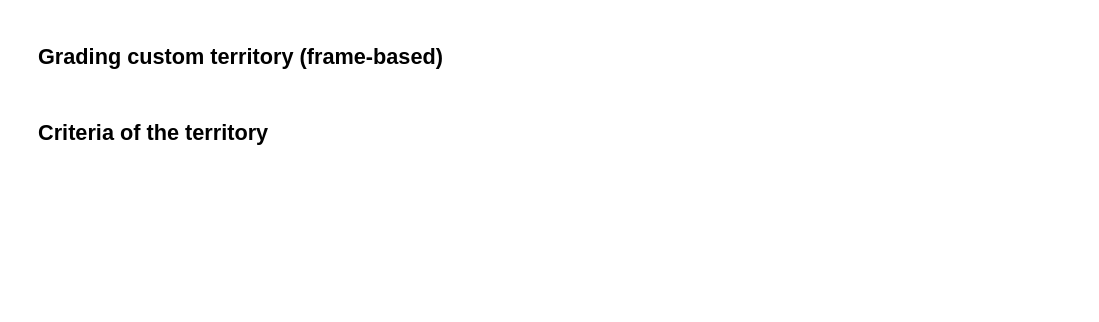
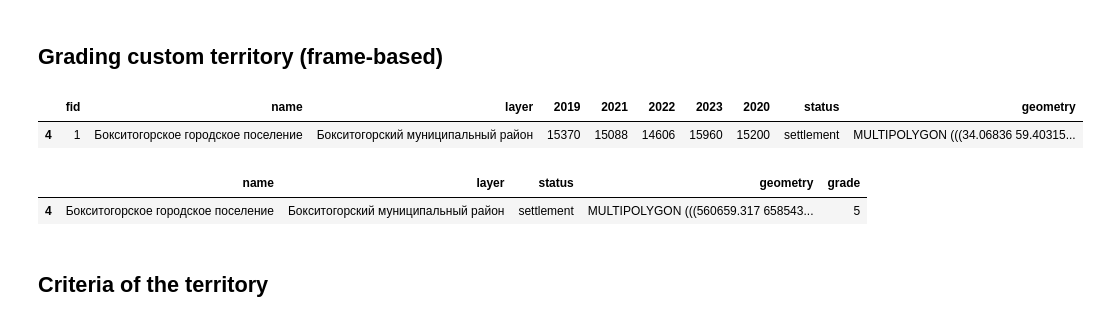
Before and after one commit to alexandermorozzov/transport_frames, a Jupyter notebook: notebooks/pipeline.ipynb, the cells around one changed output. Cells and saved outputs as stored; diff of their text form; code cells hidden in the pictures; blank space fills up the shorter version.

```diff
--- a/notebooks/pipeline.ipynb
+++ b/notebooks/pipeline.ipynb
@@ -65 +141,9 @@ custom_terr = gpd.read_file('/Users/polina/Desktop/github/transport_frames/data/
+# %%
+# Custom territory data
+
+custom_terr = gpd.read_file('/Users/sashamorozov/Documents/НЦКР платформа ЦУ/Показатели по 9 регионам/data/data/Ленинградская_область/Ленинградская_область_settlement.geojson').iloc[[4]]
+custom_terr
+# %% [output]
+|  | fid | name | layer | 2019 | 2021 | 2022 | 2023 | 2020 | status | geometry |
+| 4 | 1 | Бокситогорское городское поселение | Бокситогорский муниципальный район | 15370 | 15088 | 14606 | 15960 | 15200 | settlement | MULTIPOLYGON (((34.06836 59.40315... |
 # %%
@@ -66,3 +152,8 @@ custom_terr = gpd.read_file('/Users/polina/Desktop/github/transport_frames/data/
 graded_terr = f.grade_territory(custom_terr, include_priority=True)
+# %%
+graded_terr
+# %% [output]
+|  | name | layer | status | geometry | grade |
+| 4 | Бокситогорское городское поселение | Бокситогорский муниципальный район | settlement | MULTIPOLYGON (((560659.317 658543... | 5 |
 # %% [markdown]
 ## Criteria of the territory
```
Also changed, not shown: parts of 24 cells of this notebook, 2 other files.
